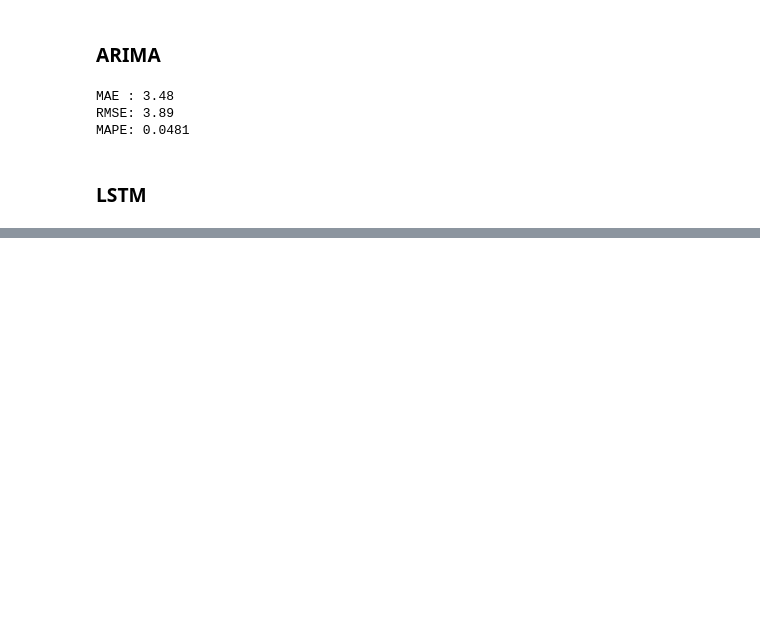
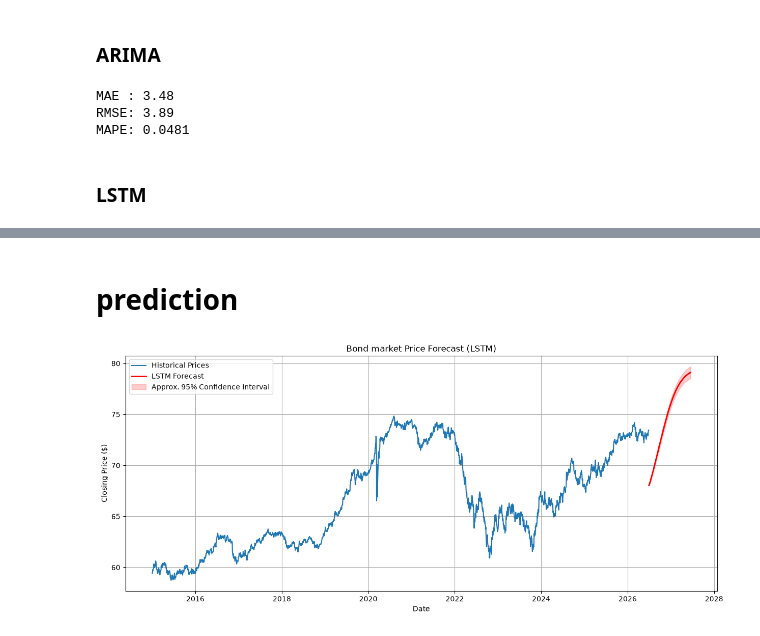
Before and after one commit to mijuuhailu/time-series-forecast, a Jupyter notebook: notebook/bnd.ipynb, the cells around one changed output, grey strips where cells are left out. Drawn from its saved outputs; the diff is of its cells as text; code cells hidden in the pictures; blank space fills up the shorter version.

Commit message:
forecast future trend

```diff
--- a/notebook/bnd.ipynb
+++ b/notebook/bnd.ipynb
@@ -684,0 +680,2 @@ Model Comparison
+# %% [markdown]
+# prediction
@@ -684,0 +704,50 @@ Model Comparison
+# %%
+future_predictions = scaler.inverse_transform(
+    np.array(future_predictions).reshape(-1,1)
+)
+# convert back to dollar
+
+confidence = 1.96 * rmse * np.sqrt(np.arange(1, future_days + 1) / future_days)
+
+lower = future_predictions.flatten() - confidence
+upper = future_predictions.flatten() + confidence
+# %%
+future_dates = pd.bdate_range(
+    start=test.index[-1] + pd.Timedelta(days=1),
+    periods=future_days
+)
+# %%
+plt.figure(figsize=(15,6))
+
+plt.plot(
+    bnd.index,
+    bnd["Close"],
+    label="Historical Prices"
+)
+
+plt.plot(
+    future_dates,
+    future_predictions,
+    color="red",
+    linewidth=2,
+    label="LSTM Forecast"
+)
+
+plt.fill_between(
+    future_dates,
+    lower,
+    upper,
+    color="red",
+    alpha=0.2,
+    label="Approx. 95% Confidence Interval"
+)
+
+plt.title("Bond market Price Forecast (LSTM)")
+plt.xlabel("Date")
+plt.ylabel("Closing Price ($)")
+plt.legend()
+plt.grid(True)
+
+plt.show()
+# %% [output]
+[figure, added]
```
Also changed, not shown: parts of 17 cells of this notebook, 2 other files.
